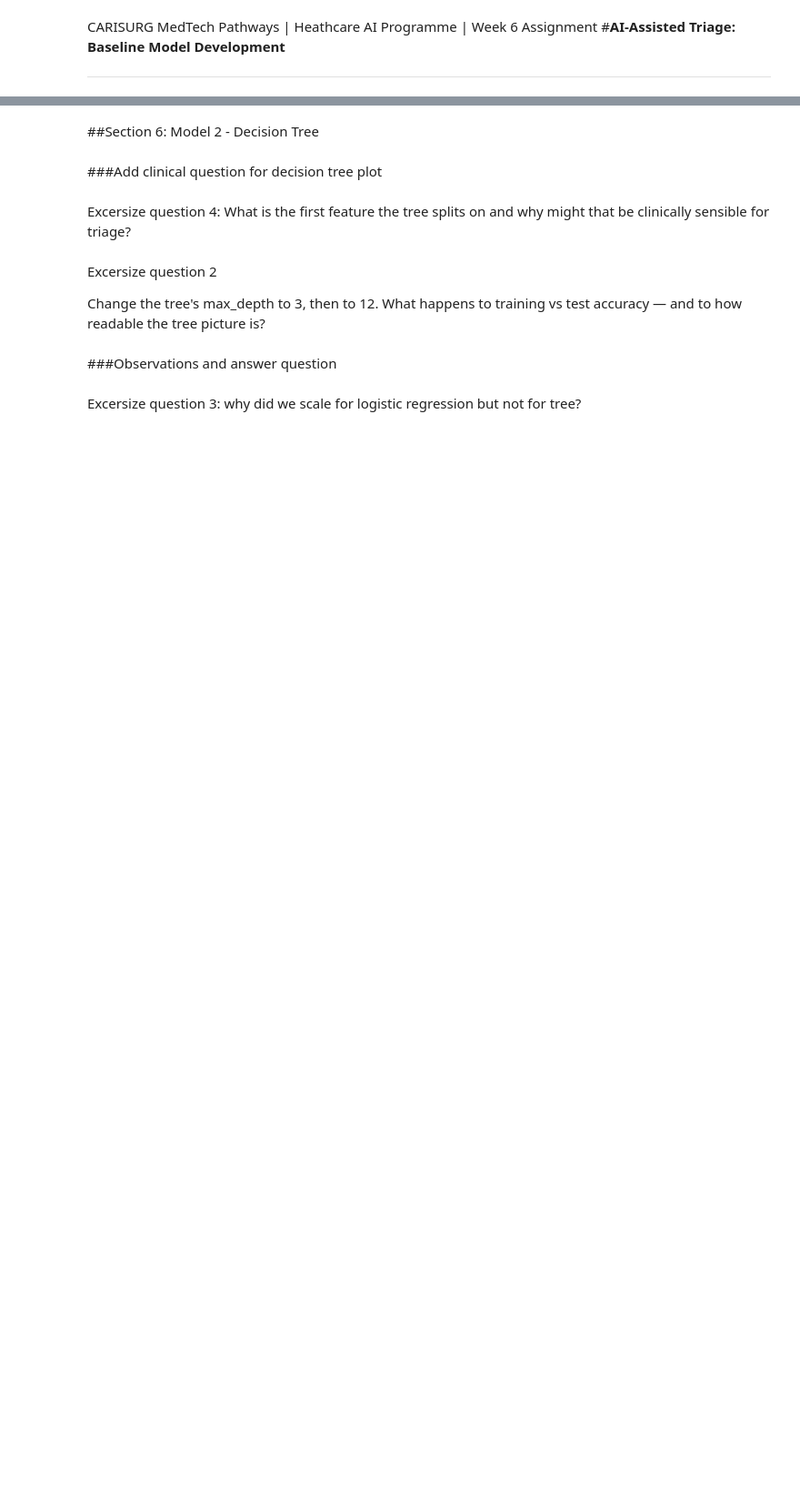
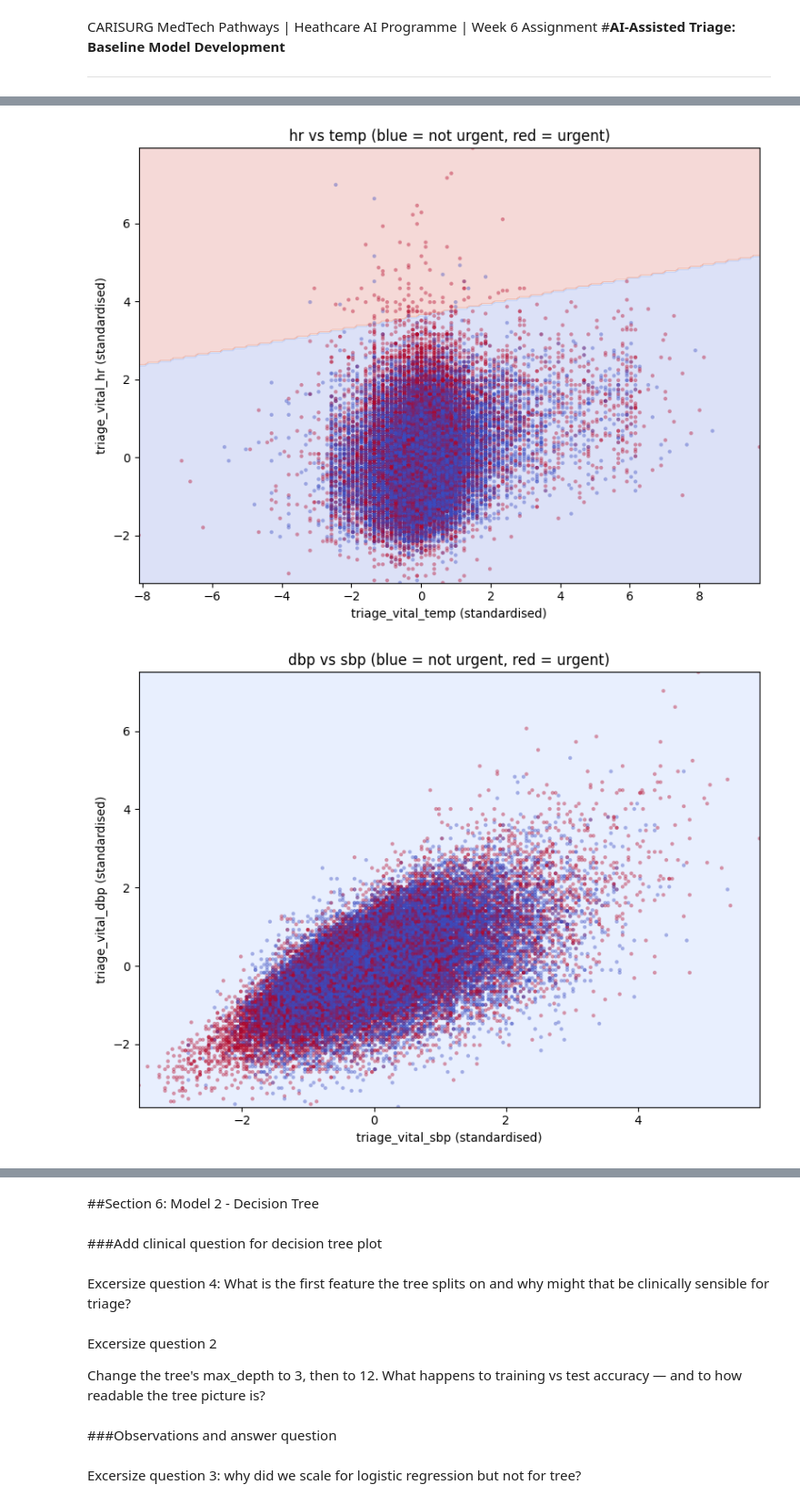
Before and after one commit to imaniiz/CariSurg-Portfolio, a Jupyter notebook: Notebooks/Week6_Baseline_Model.ipynb, the cells around one changed output, grey strips where cells are left out. Shown at 91% size. Cells and saved outputs as stored; diff of their text form; code cells hidden in the pictures; blank space fills up the shorter version.

```diff
--- a/Notebooks/Week6_Baseline_Model.ipynb
+++ b/Notebooks/Week6_Baseline_Model.ipynb
@@ -247,0 +325,44 @@ In the logistic-regression picture, which corner of the plot is ‘urgent’? Sw
+# %%
+# Redoing plot using temperature and heart rate
+f1, f2 = "triage_vital_temp", "triage_vital_hr"
+urgent = (y <= 2).astype(int)
+two = StandardScaler().fit_transform(X[[f1, f2]])
+demo = LogisticRegression(max_iter=1000).fit(two, urgent)
+
+xx, yy = np.meshgrid(np.linspace(two[:, 0].min(), two[:, 0].max(), 200),
+                     np.linspace(two[:, 1].min(), two[:, 1].max(), 200))
+zz = demo.predict(np.c_[xx.ravel(), yy.ravel()]).reshape(xx.shape)
+
+fig, ax = plt.subplots(figsize=(8, 6))
+ax.contourf(xx, yy, zz, alpha=0.2, cmap="coolwarm")
+ax.scatter(two[:, 0], two[:, 1], c=urgent, cmap="coolwarm",
+           s=10, alpha=0.4, edgecolor="none")
+ax.set_xlabel(f1 + " (standardised)")
+ax.set_ylabel(f2 + " (standardised)")
+ax.set_title("hr vs temp (blue = not urgent, red = urgent)")
+plt.tight_layout()
+plt.show()
+
+# Redoing plot using two other systolic and diastolic blood pressure
+f1, f2 = "triage_vital_sbp", "triage_vital_dbp"
+urgent = (y <= 2).astype(int)
+two = StandardScaler().fit_transform(X[[f1, f2]])
+demo = LogisticRegression(max_iter=1000).fit(two, urgent)
+
+xx, yy = np.meshgrid(np.linspace(two[:, 0].min(), two[:, 0].max(), 200),
+                     np.linspace(two[:, 1].min(), two[:, 1].max(), 200))
+zz = demo.predict(np.c_[xx.ravel(), yy.ravel()]).reshape(xx.shape)
+
+fig, ax = plt.subplots(figsize=(8, 6))
+ax.contourf(xx, yy, zz, alpha=0.2, cmap="coolwarm")                 # the two decision regions
+ax.scatter(two[:, 0], two[:, 1], c=urgent, cmap="coolwarm",
+           s=10, alpha=0.4, edgecolor="none")                      # the patients
+
+ax.set_xlabel(f1 + " (standardised)")
+ax.set_ylabel(f2 + " (standardised)")
+ax.set_title("dbp vs sbp (blue = not urgent, red = urgent)")
+plt.tight_layout()
+plt.show()
+# %% [output]
+[figure, added]
+[figure, added]
```
Also changed, not shown: parts of 39 cells of this notebook.
